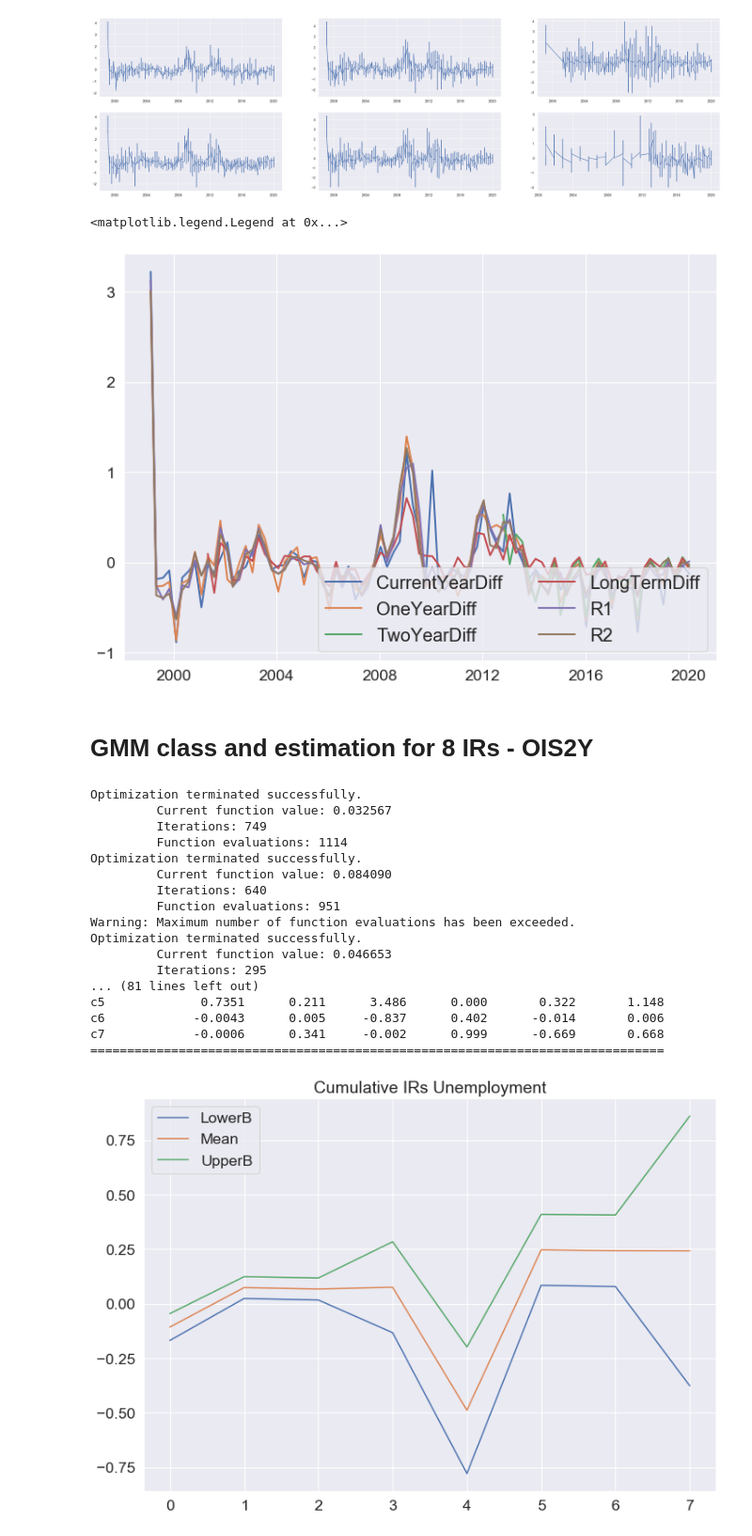
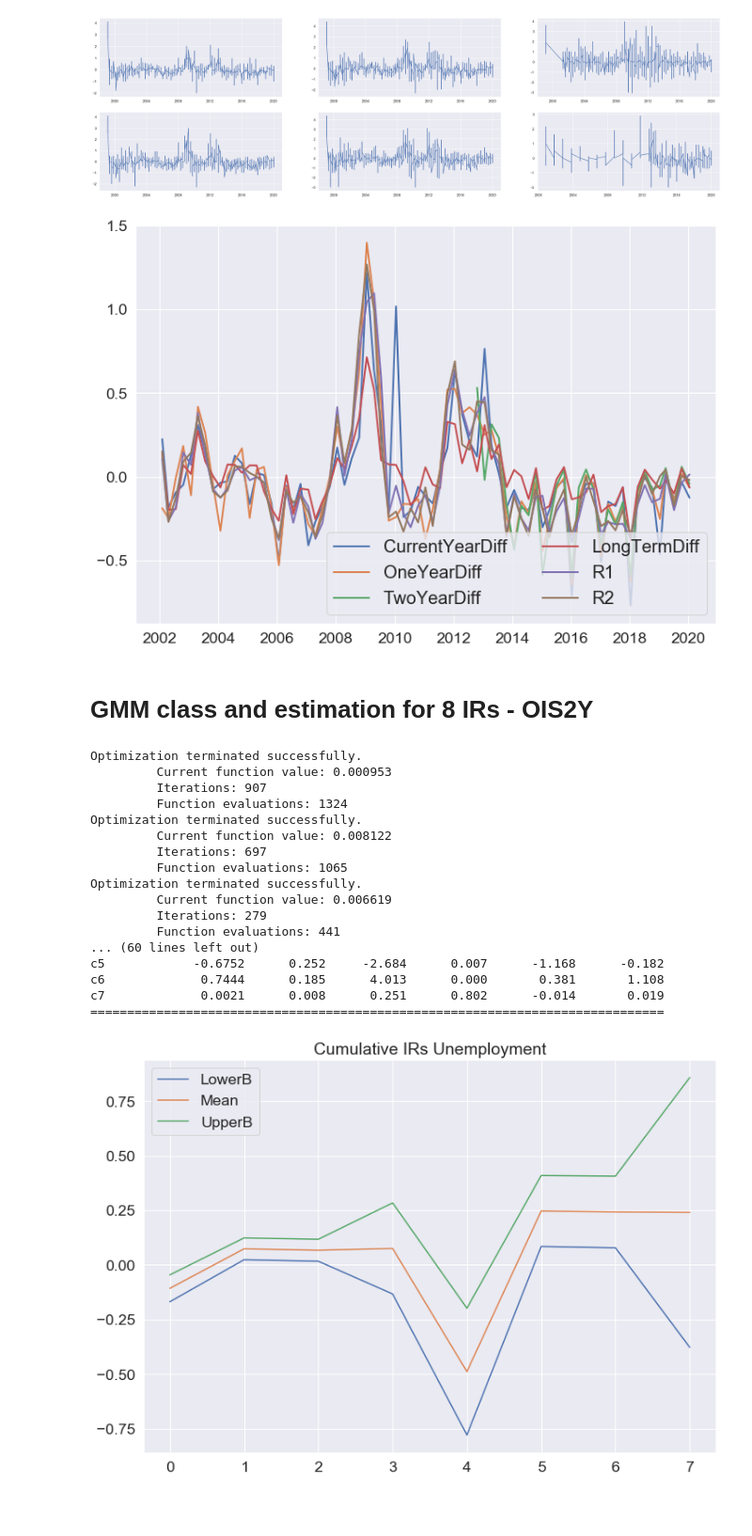
Before and after one commit to geri310/ECB_FG_GMM_approach_MSc_Thesis, a Jupyter notebook: gmmUNR-Averages.ipynb, the cells around one changed output. Shown at 94% size. Cells and saved outputs as stored; diff of their text form; code cells hidden in the pictures; blank space fills up the shorter version.

```diff
--- a/gmmUNR-Averages.ipynb
+++ b/gmmUNR-Averages.ipynb
@@ -141,9 +141,8 @@ axs[1,2].plot(dfgdp1['TwoYearDiff'].dropna().astype(float))
 # %%
 df1gdpmeans = dfgdp1.groupby('SurveyDate')[['CurrentYearDiff','OneYearDiff','TwoYearDiff', 'LongTermDiff', 'R1', 'R2']].mean()
 #df1gdpmeans.index = dfgdp1.index.unique()
 sns.set(rc={'figure.figsize':(11.7,8.27)}, font_scale=1.6)
-plt.plot(df1gdpmeans, linewidth=2.0)
-plt.legend(list(df1gdpmeans), ncol=2, loc='lower right', fontsize=20)
+plt.plot(df1gdpmeans.loc[df1gdpmeans.index>'2002-01-01'], linewidth=2.0)
+plt.legend(list(df1gdpmeans), ncol=2, loc='lower right', fontsize=20);
 # %% [output]
-<matplotlib.legend.Legend at 0x...>
-[figure, old version]
+[figure, new version]
@@ -193,8 +195,8 @@ class mpGMM(GMM):
         error6 = dQ4*(currentY-mp*(1/4*c0))
         #rolling forecasts
         #r
-        error13 = mp*(rolling1-mp*(c2))
-        error14 = mp*(rolling2-mp*(c6))
+        error13 = mp*(rolling1-mp*(c3))
+        error14 = mp*(rolling2-mp*(c7))
         g = np.column_stack((error1, error2, error3, error4, error5, error6,
                             error11, error12, error13, error14))
         return g
@@ -219,30 +221,33 @@ endog = dataols[['CurrentYearDiff', 'OneYearDiff', 'TwoYearDiff', 'R1', 'R2']].c
 #instr = np.asarray(exogt.iloc[:, 4:])
 model = mpGMM(endog, exog,  None)
 beta0 = np.zeros((1, 8))
-res = model.fititer(beta0, maxiter=1000, optim_method='nm',  weights_method='cov',
-                    wargs={'centered':False})
+res = model.fititer(beta0, maxiter=100, optim_method='nm',   weights_method='cov',
+                  wargs={'centered':False})
+#,  weights_method='cov',
+#                    wargs={'centered':False}
 w0 = res[1]
 inv_weights = np.linalg.inv(w0)
-res = model.fit(beta0, maxiter=2,  inv_weights =inv_weights, optim_method='nm', weights_method='cov',
-                wargs={'centered':False})
+#inv_weights =inv_weights,
+res = model.fit(beta0, maxiter=30,   inv_weights =inv_weights, optim_method='nm',   weights_method='cov',
+                   wargs={'centered':False})
 print(res.summary(yname='UNR forecast diff', xname=['c0', 'c1', 'c2', 'c3', 'c4', 'c5', 'c6', 'c7']))
 # %% [output]
 Optimization terminated successfully.
-         Current function value: 0.032567
-         Iterations: 749
-         Function evaluations: 1114
+         Current function value: 0.000953
+         Iterations: 907
+         Function evaluations: 1324
 Optimization terminated successfully.
-         Current function value: 0.084090
-         Iterations: 640
-         Function evaluations: 951
-Warning: Maximum number of function evaluations has been exceeded.
+         Current function value: 0.008122
+         Iterations: 697
+         Function evaluations: 1065
 Optimization terminated successfully.
-         Current function value: 0.046653
-         Iterations: 295
-... (81 lines left out)
-c5             0.7351      0.211      3.486      0.000       0.322       1.148
-c6            -0.0043      0.005     -0.837      0.402      -0.014       0.006
-c7            -0.0006      0.341     -0.002      0.999      -0.669       0.668
+         Current function value: 0.006619
+         Iterations: 279
+         Function evaluations: 441
+... (60 lines left out)
+c5            -0.6752      0.252     -2.684      0.007      -1.168      -0.182
+c6             0.7444      0.185      4.013      0.000       0.381       1.108
+c7             0.0021      0.008      0.251      0.802      -0.014       0.019
 ==============================================================================
 # %%
 cumsumCI = np.zeros((8, 3))
```
Also changed, not shown: parts of 5 cells of this notebook, 13 other files.
